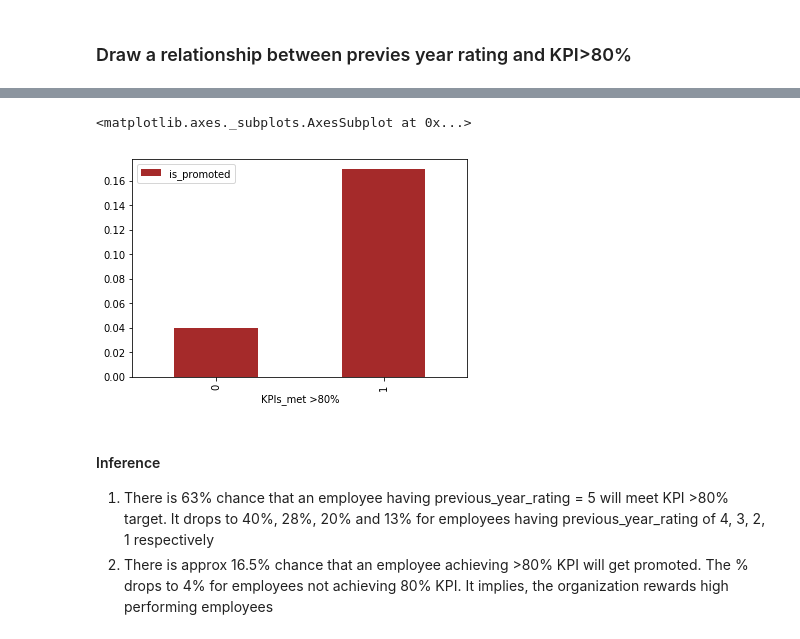
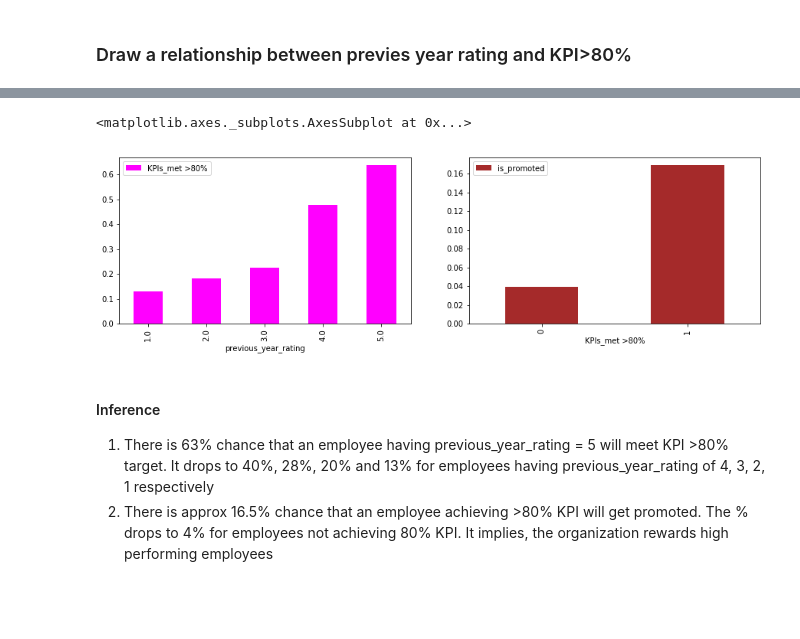
Before and after one commit to anupam-ranjan/WNS_Analytics, a Jupyter notebook: WNS Analytics Hackathon - EDA.ipynb, the cells around one changed output, grey strips where cells are left out. Drawn from its saved outputs; the diff is of its cells as text; code cells hidden in the pictures; blank space fills up the shorter version.

```diff
--- a/WNS Analytics Hackathon - EDA.ipynb
+++ b/WNS Analytics Hackathon - EDA.ipynb
@@ -149,8 +171,10 @@ train_dataset[['previous_year_rating', 'KPIs_met >80%']].groupby('previous_year_
-# %%
-train_dataset[['KPIs_met >80%', 'is_promoted']].groupby('KPIs_met >80%').mean().plot.bar(color = 'brown')
-# %% [output]
-<matplotlib.axes._subplots.AxesSubplot at 0x...>
-[figure, removed]
+# %%
+fig, ((ax1, ax2)) = plt.subplots(nrows=1, ncols=2, figsize=(15,4))
+train_dataset[['previous_year_rating', 'KPIs_met >80%']].groupby('previous_year_rating').mean().plot.bar(color = 'magenta', ax = ax1)
+train_dataset[['KPIs_met >80%', 'is_promoted']].groupby('KPIs_met >80%').mean().plot.bar(color = 'brown', ax = ax2)
+# %% [output]
+<matplotlib.axes._subplots.AxesSubplot at 0x...>
+[figure, added]
 # %% [markdown]
 #### Inference
 1. There is 63% chance that an employee having previous_year_rating = 5 will meet KPI >80% target. It drops to 40%, 28%, 20% and 13% for employees having previous_year_rating of 4, 3, 2, 1 respectively
```
Also changed, not shown: parts of 17 cells of this notebook.
